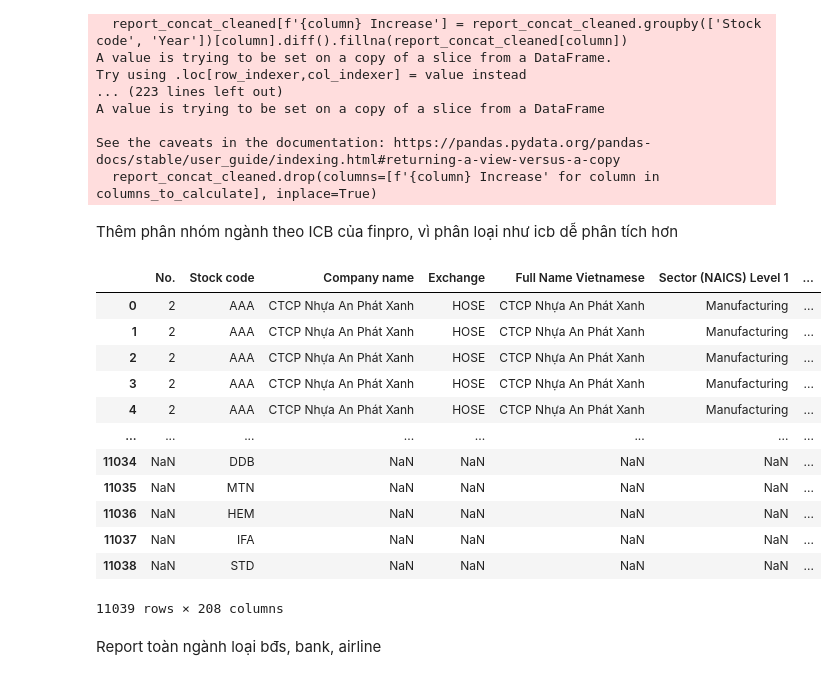
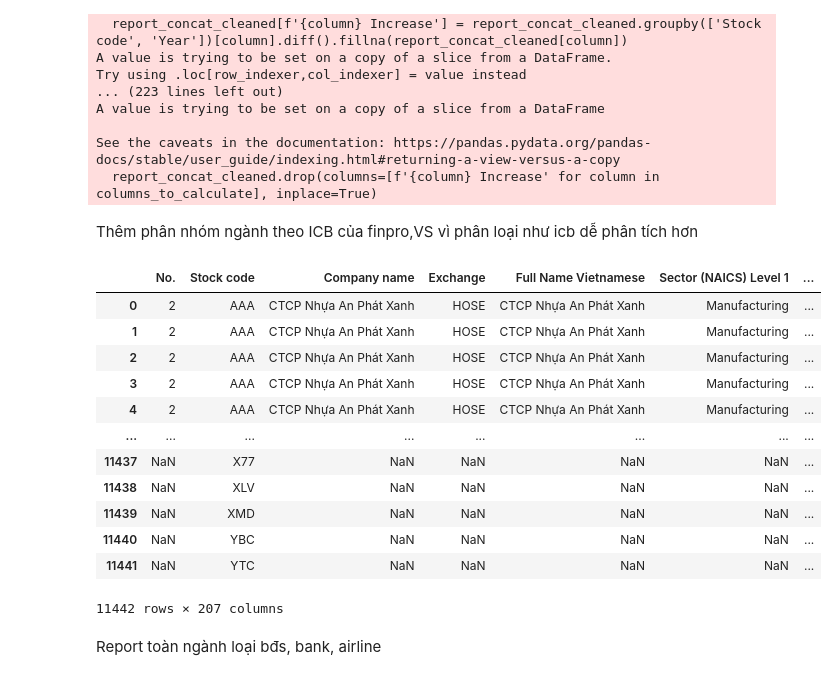
Before and after one commit to mrtotet/Statement_analyst_all_3, a Jupyter notebook: notebooks/data_from_vietstock/concat_data_vietstock.ipynb, the cells around one changed output. Saved outputs shown, nothing was run; the diff lists cells and outputs as text; code cells hidden in the pictures.

```diff
--- a/notebooks/data_from_vietstock/concat_data_vietstock.ipynb
+++ b/notebooks/data_from_vietstock/concat_data_vietstock.ipynb
@@ -68,29 +68,31 @@ A value is trying to be set on a copy of a slice from a DataFrame
 See the caveats in the documentation: https://pandas.pydata.org/pandas-docs/stable/user_guide/indexing.html#returning-a-view-versus-a-copy
   report_concat_cleaned.drop(columns=[f'{column} Increase' for column in columns_to_calculate], inplace=True)
 # %% [markdown]
-Thêm phân nhóm ngành theo ICB của finpro, vì phân loại như icb dễ phân tích hơn
+Thêm phân nhóm ngành theo ICB của finpro,VS vì phân loại như icb dễ phân tích hơn
 # %%
-path_ICB = '../../data/raw/datavietstock/all_statement_hsx_hnx_upcom/quarterly/Sector_ICB_finpro.xlsx'   # path to ICB fle
-ICB = pd.read_excel(path_ICB,sheet_name=0, header=0)
-report_concat_cleaned = pd.merge(report_concat_cleaned, ICB, on='Stock code', how='outer')
+#path_ICB = '../../data/raw/datavietstock/all_statement_hsx_hnx_upcom/quarterly/Sector_ICB_finpro.xlsx'   # path to ICB fle
+#ICB = pd.read_excel(path_ICB,sheet_name=0, header=0)
+path_VS = '../../data/raw/datavietstock/all_statement_hsx_hnx_upcom/quarterly/Sector_VS.xlsx'   # path to ICB fle
+VS = pd.read_excel(path_VS,sheet_name=0, header=0)
+report_concat_cleaned = pd.merge(report_concat_cleaned,VS, on='Stock code', how='outer')
 path_bctc_clean_quarterly = '../../data/clean/vietstock_data/bctc_hsx_hnx_upcom/quarterly/'
 report_concat_cleaned.to_excel(path_bctc_clean_quarterly+"BCTC_quarterly.xlsx", index=False)
 report_concat_cleaned.to_csv(path_bctc_clean_quarterly+"BCTC_quarterly.csv", index=False)
 report_concat_cleaned
 # %% [output]
 |  | No. | Stock code | Company name | Exchange | Full Name Vietnamese | Sector (NAICS) Level 1 | ... |
 | 0 | 2 | AAA | CTCP Nhựa An Phát Xanh | HOSE | CTCP Nhựa An Phát Xanh | Manufacturing | ... |
 | 1 | 2 | AAA | CTCP Nhựa An Phát Xanh | HOSE | CTCP Nhựa An Phát Xanh | Manufacturing | ... |
 | 2 | 2 | AAA | CTCP Nhựa An Phát Xanh | HOSE | CTCP Nhựa An Phát Xanh | Manufacturing | ... |
 | 3 | 2 | AAA | CTCP Nhựa An Phát Xanh | HOSE | CTCP Nhựa An Phát Xanh | Manufacturing | ... |
 | 4 | 2 | AAA | CTCP Nhựa An Phát Xanh | HOSE | CTCP Nhựa An Phát Xanh | Manufacturing | ... |
 | ... | ... | ... | ... | ... | ... | ... | ... |
-| 11034 | NaN | DDB | NaN | NaN | NaN | NaN | ... |
-| 11035 | NaN | MTN | NaN | NaN | NaN | NaN | ... |
-| 11036 | NaN | HEM | NaN | NaN | NaN | NaN | ... |
-| 11037 | NaN | IFA | NaN | NaN | NaN | NaN | ... |
-| 11038 | NaN | STD | NaN | NaN | NaN | NaN | ... |
+| 11437 | NaN | X77 | NaN | NaN | NaN | NaN | ... |
+| 11438 | NaN | XLV | NaN | NaN | NaN | NaN | ... |
+| 11439 | NaN | XMD | NaN | NaN | NaN | NaN | ... |
+| 11440 | NaN | YBC | NaN | NaN | NaN | NaN | ... |
+| 11441 | NaN | YTC | NaN | NaN | NaN | NaN | ... |
-11039 rows × 208 columns
+11442 rows × 207 columns
 # %% [markdown]
 Report toàn ngành loại bđs, bank, airline
 # %%
```
Also changed, not shown: parts of 1 cell of this notebook.
